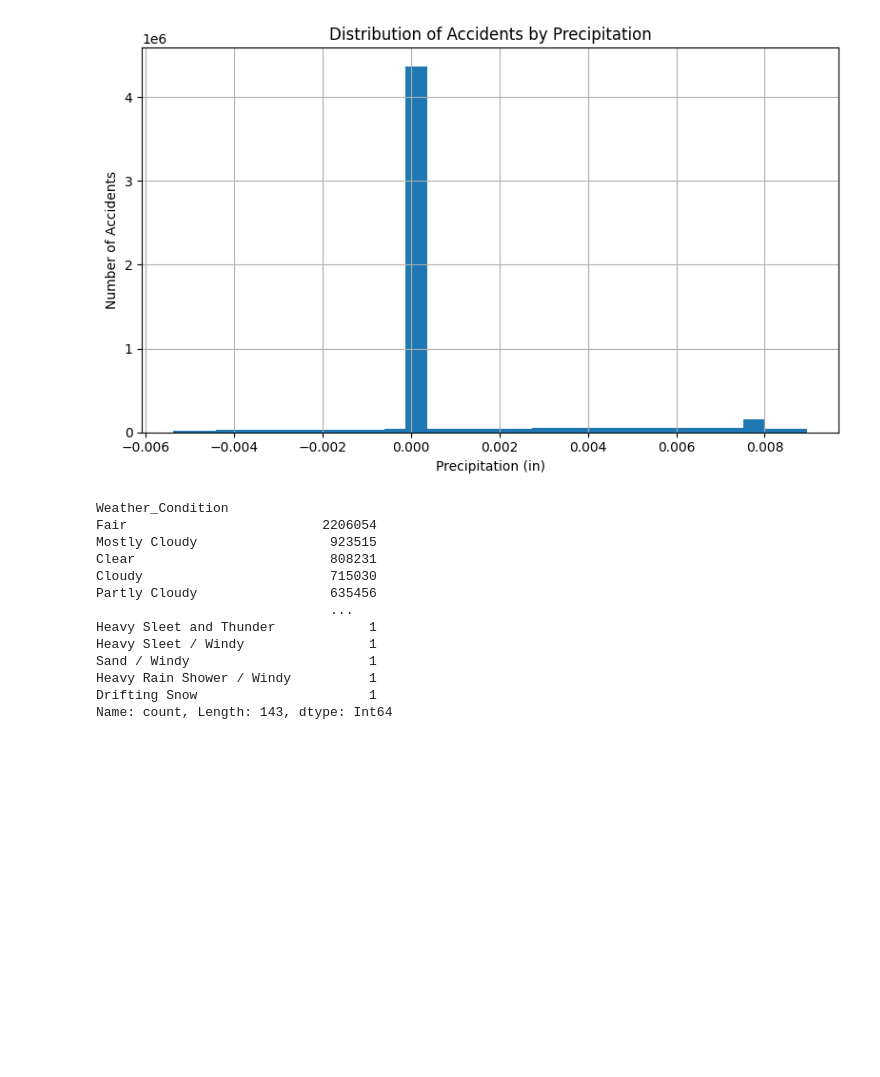
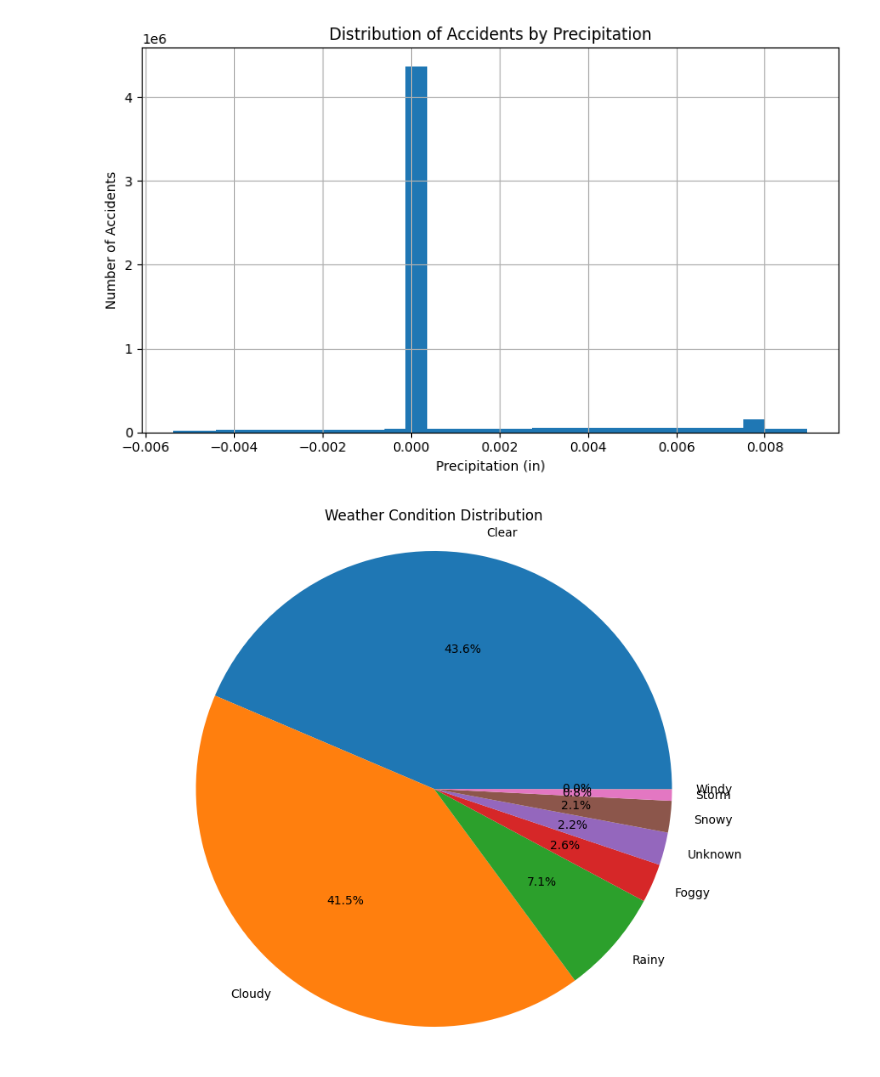
Before and after one commit to liw3n/us_accidents_analysis, a Jupyter notebook: weather_analysis.ipynb, the cells around one changed output. Saved outputs shown, nothing was run; the diff lists cells and outputs as text; code cells hidden in the pictures; blank space fills up the shorter version.

Commit message:
improve weather analysis

```diff
--- a/weather_analysis.ipynb
+++ b/weather_analysis.ipynb
@@ -272,27 +258,43 @@ plt.show()
 [figure]
 # %%
 # 'Weather_Condition'
-weather_condition = (
-    dt['Weather_Condition']
+detailed_categories = {
+    'Rainy': ['rain', 'rainy', 'drizzle', 'shower', 'raining', 'rainfall', 'precipitation'],
+    'Cloudy': ['cloud', 'cloudy', 'overcast', 'mostly cloudy', 'partly cloudy'],
+    'Clear': ['clear', 'sunny', 'fair'],
+    'Snowy': ['snow', 'snowy', 'blizzard', 'sleet', 'ice', 'wintry', 'hail'],
+    'Foggy': ['fog', 'foggy', 'mist', 'haze', 'smoke', 'dust', 'ash', 'sand'],
+    'Windy': ['wind', 'windy', 'breezy'],
+    'Storm': ['storm', 'thunder', 'lightning', 'squall', 'tornado']
+}
+
+def detailed_categorize(condition):
+    if pd.isna(condition):
+        return 'Unknown'
+
+    condition_lower = str(condition).lower()
+
+    for category, keywords in detailed_categories.items():
+        if any(keyword in condition_lower for keyword in keywords):
+            return category
+
+    return 'Other'
+
+df['Weather_Category'] = df['Weather_Condition'].apply(detailed_categorize)
+weather_category = (
+    df['Weather_Category']
     .value_counts()
     .sort_values(ascending=False)
 )
 
-weather_condition
+plt.figure(figsize=(10, 8))
+plt.pie(weather_category.values, labels=weather_category.index, autopct='%1.1f%%')
+plt.title('Weather Condition Distribution')
+plt.axis('equal')
+# plt.tight_layout()
+plt.show()
 # %% [output]
-Weather_Condition
-Fair                         2206054
-Mostly Cloudy                 923515
-Clear                         808231
-Cloudy                        715030
-Partly Cloudy                 635456
-                              ...
-Heavy Sleet and Thunder            1
-Heavy Sleet / Windy                1
-Sand / Windy                       1
-Heavy Rain Shower / Windy          1
-Drifting Snow                      1
-Name: count, Length: 143, dtype: Int64
+[figure, added]
 # %%
 # Box-plot with severity
 import seaborn as sns
```
Also changed, not shown: parts of 6 cells of this notebook, 1 other file.
